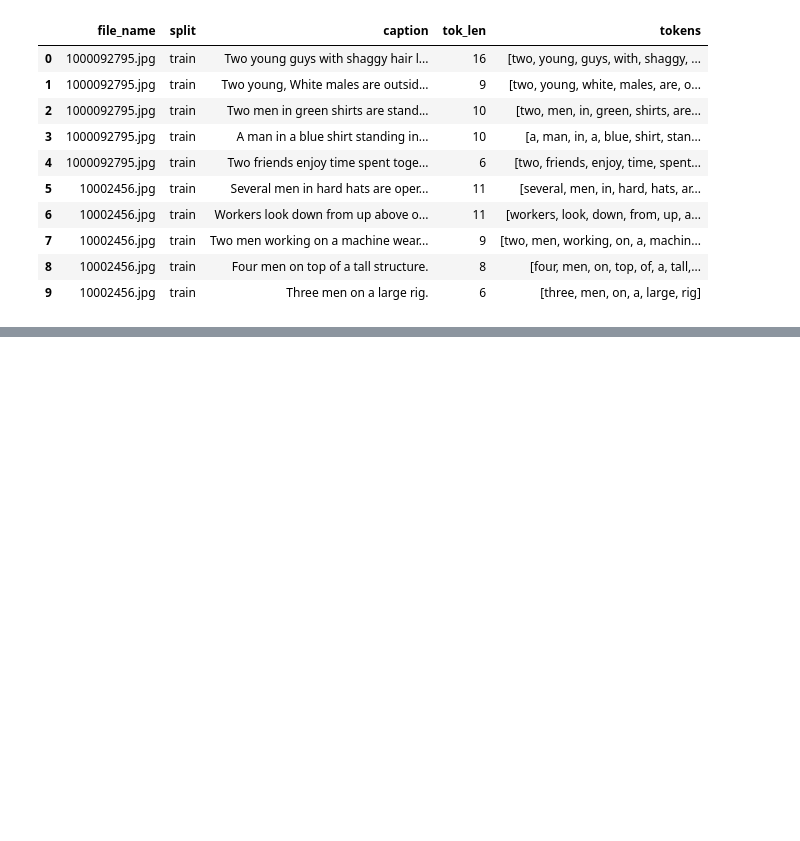
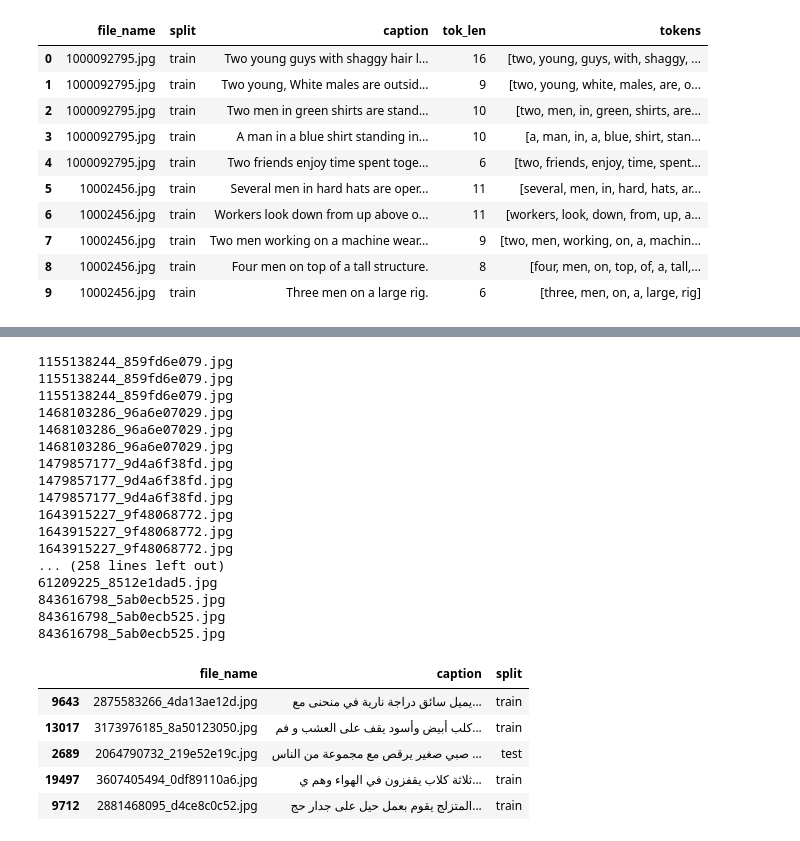
Before and after one commit to moaaztaha/Image-Captioning, a Jupyter notebook: dataset preprocessing.ipynb, the cells around one changed output, grey strips where cells are left out. Cells and saved outputs as stored; diff of their text form; code cells hidden in the pictures; blank space fills up the shorter version.

```diff
--- a/dataset preprocessing.ipynb
+++ b/dataset preprocessing.ipynb
@@ -141,0 +185,12 @@ df.head(10)
+# %%
+
+def split(x):
+
+    if x in test_names:
+        return 'test'
+    elif x in val_names:
+        return 'val'
+    elif x in train_names:
+        return 'train'
+    else:
+        print(x)
@@ -141,0 +214,27 @@ df.head(10)
+# %%
+ar_df['split'] = ar_df['file_name'].apply(lambda row: split(row))
+ar_df.sample(5)
+# %% [output]
+1155138244_859fd6e079.jpg
+1155138244_859fd6e079.jpg
+1155138244_859fd6e079.jpg
+1468103286_96a6e07029.jpg
+1468103286_96a6e07029.jpg
+1468103286_96a6e07029.jpg
+1479857177_9d4a6f38fd.jpg
+1479857177_9d4a6f38fd.jpg
+1479857177_9d4a6f38fd.jpg
+1643915227_9f48068772.jpg
+1643915227_9f48068772.jpg
+1643915227_9f48068772.jpg
+... (258 lines left out)
+61209225_8512e1dad5.jpg
+843616798_5ab0ecb525.jpg
+843616798_5ab0ecb525.jpg
+843616798_5ab0ecb525.jpg
+|  | file_name | caption | split |
+| 9643 | 2875583266_4da13ae12d.jpg | يميل سائق دراجة نارية في منحنى مع... | train |
+| 13017 | 3173976185_8a50123050.jpg | كلب أبيض وأسود يقف على العشب و فم... | train |
+| 2689 | 2064790732_219e52e19c.jpg | صبي صغير يرقص مع مجموعة من الناس ... | test |
+| 19497 | 3607405494_0df89110a6.jpg | ثلاثة كلاب يقفزون في الهواء وهم ي... | train |
+| 9712 | 2881468095_d4ce8c0c52.jpg | المتزلج يقوم بعمل حيل على جدار حج... | train |
```
Also changed, not shown: parts of 21 cells of this notebook, 2 other files.
